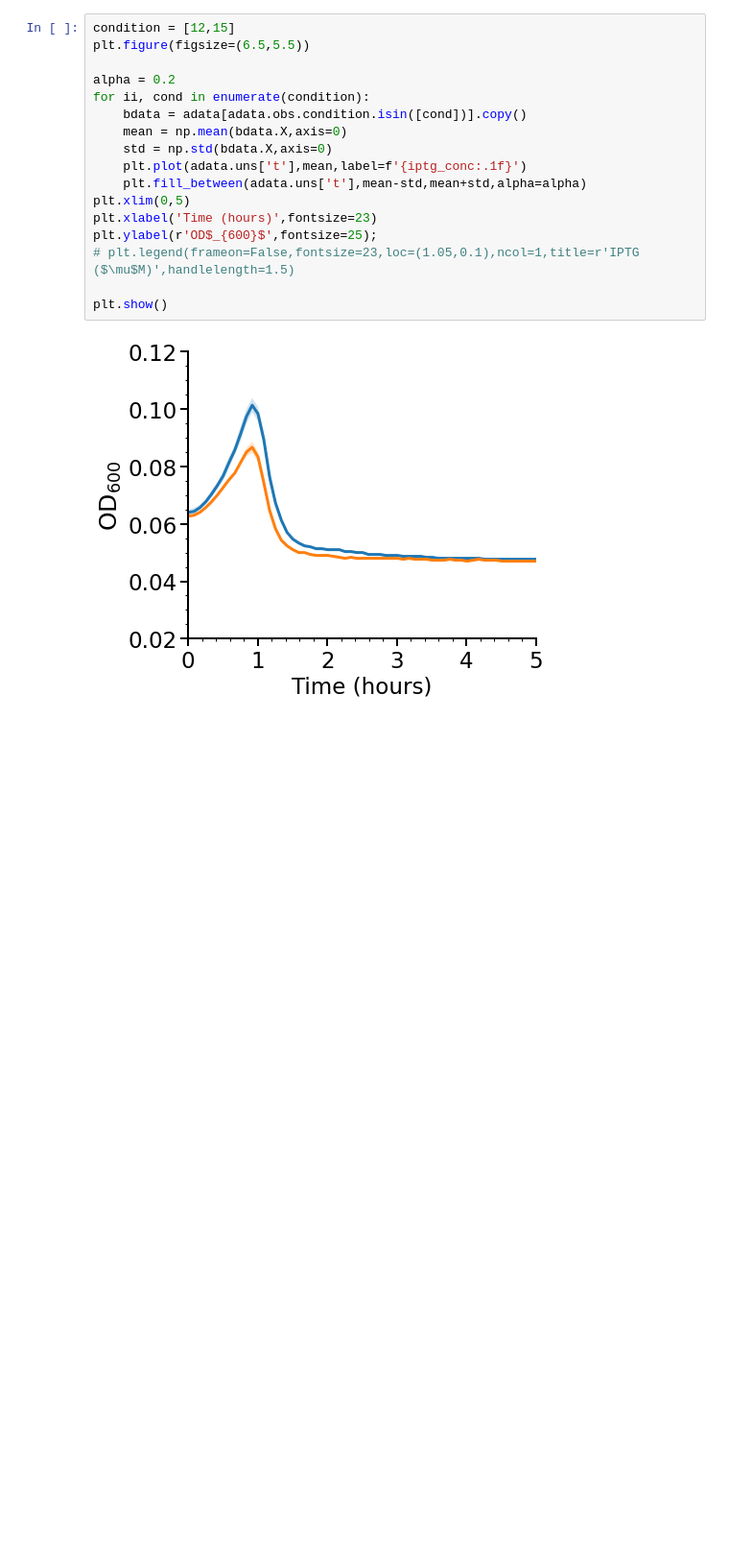
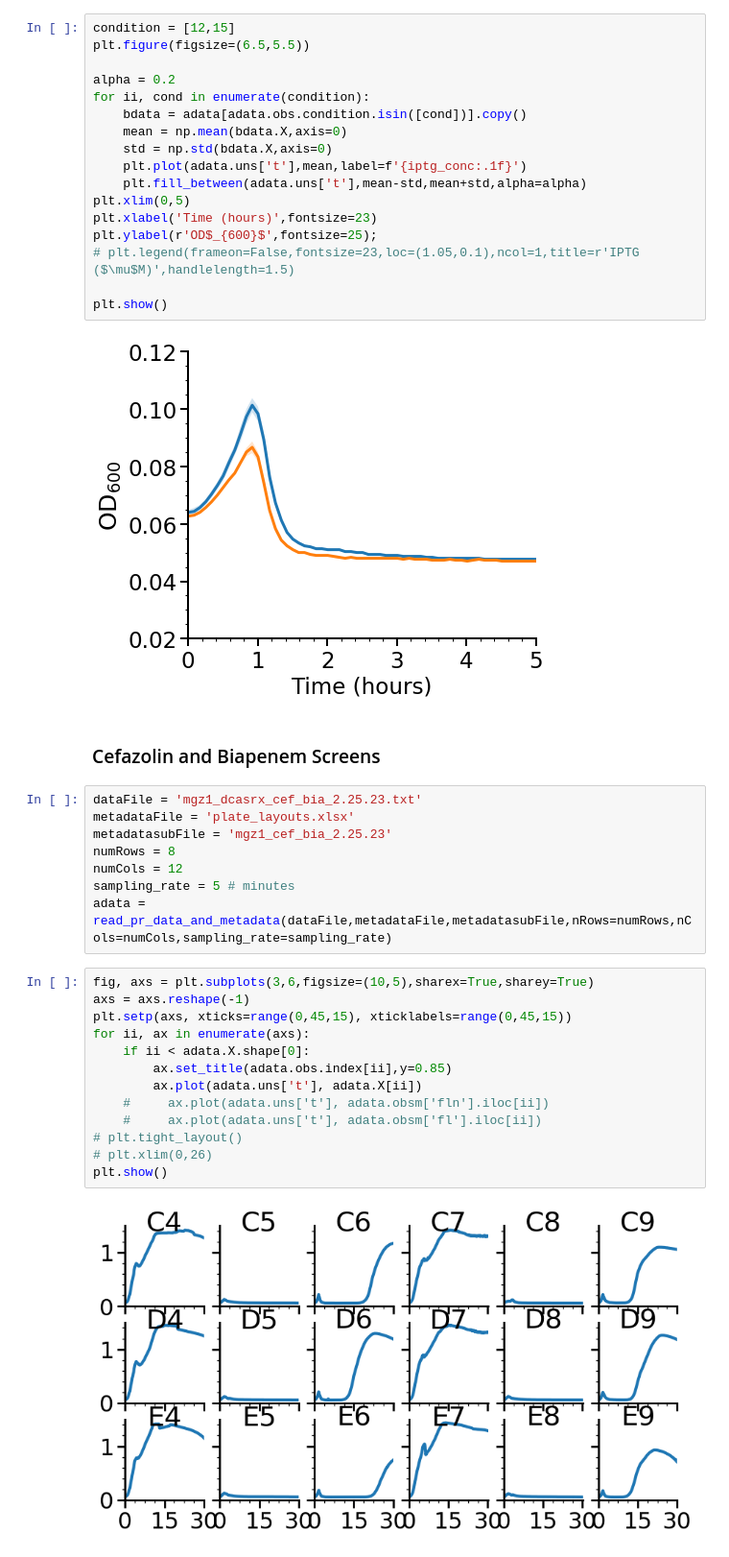
Before and after one commit to AqibHasnain/circuit-state, a Jupyter notebook: plate-reader-screens/plot_PR_data.ipynb, the cells around one changed output. Shown at 96% size. Saved outputs shown, nothing was run; the diff lists cells and outputs as text; blank space fills up the shorter version.

```diff
--- a/plate-reader-screens/plot_PR_data.ipynb
+++ b/plate-reader-screens/plot_PR_data.ipynb
@@ -1301,3 +1319,28 @@ plt.ylabel(r'OD$_{600}$',fontsize=25);
 plt.show()
 # %% [output]
 [figure]
+# %% [markdown]
+### Cefazolin and Biapenem Screens
+# %%
+dataFile = 'mgz1_dcasrx_cef_bia_2.25.23.txt'
+metadataFile = 'plate_layouts.xlsx'
+metadatasubFile = 'mgz1_cef_bia_2.25.23'
+numRows = 8
+numCols = 12
+sampling_rate = 5 # minutes
+adata = read_pr_data_and_metadata(dataFile,metadataFile,metadatasubFile,nRows=numRows,nCols=numCols,sampling_rate=sampling_rate)
+# %%
+fig, axs = plt.subplots(3,6,figsize=(10,5),sharex=True,sharey=True)
+axs = axs.reshape(-1)
+plt.setp(axs, xticks=range(0,45,15), xticklabels=range(0,45,15))
+for ii, ax in enumerate(axs):
+    if ii < adata.X.shape[0]:
+        ax.set_title(adata.obs.index[ii],y=0.85)
+        ax.plot(adata.uns['t'], adata.X[ii])
+    #     ax.plot(adata.uns['t'], adata.obsm['fln'].iloc[ii])
+    #     ax.plot(adata.uns['t'], adata.obsm['fl'].iloc[ii])
+# plt.tight_layout()
+# plt.xlim(0,26)
+plt.show()
+# %% [output]
+[figure, added]
```
Also changed, not shown: parts of 7 cells of this notebook, 5 other files.
